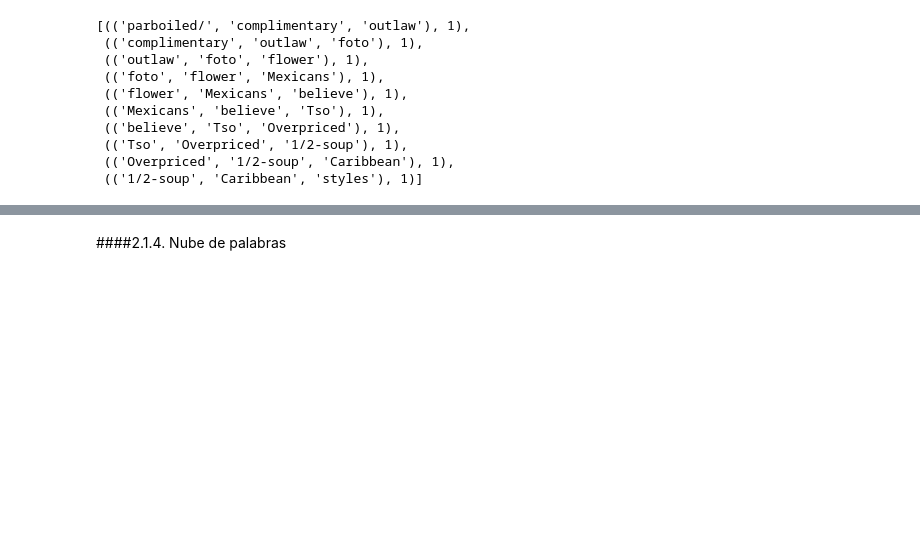
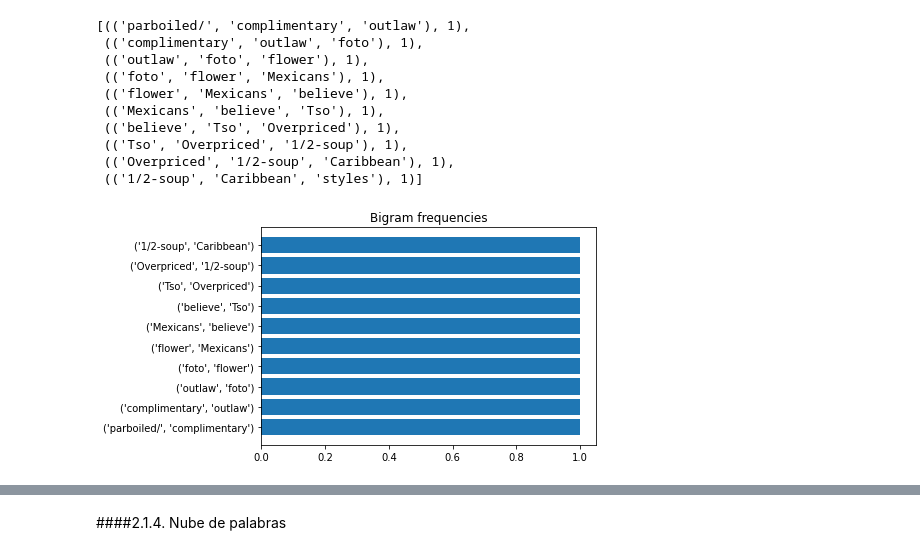
Before and after one commit to L120Git/NLP_Google_Restaurants, a Jupyter notebook: 1_NLP_carga_y_analisis.ipynb, the cells around one changed output, grey strips where cells are left out. Saved outputs shown, nothing was run; the diff lists cells and outputs as text; code cells hidden in the pictures; blank space fills up the shorter version.

```diff
--- a/1_NLP_carga_y_analisis.ipynb
+++ b/1_NLP_carga_y_analisis.ipynb
@@ -418,3 +419,11 @@ trigrams_freq_.most_common(10)
  (('Tso', 'Overpriced', '1/2-soup'), 1),
  (('Overpriced', '1/2-soup', 'Caribbean'), 1),
  (('1/2-soup', 'Caribbean', 'styles'), 1)]
+# %%
+bg_freq_most_common_tr = bigrams_freq_.most_common(10)
+bgs_tr = [str(bg[0]) for bg in bg_freq_most_common_tr]
+bgs_f_tr = [bg[1] for bg in bg_freq_most_common_tr]
+
+tg_freq_most_common_tr = trigrams_freq_.most_common(10)
+tgs_tr = [str(tg[0]) for tg in tg_freq_most_common_tr]
+tgs_f_tr = [tg[1] for tg in tg_freq_most_common_tr]
@@ -420,0 +433,6 @@ trigrams_freq_.most_common(10)
+# %%
+plt.barh(bgs_tr, bgs_f_tr)
+plt.title('Bigram frequencies')
+plt.show()
+# %% [output]
+[figure, added]
```
Also changed, not shown: parts of 8 cells of this notebook, 1 other file.
